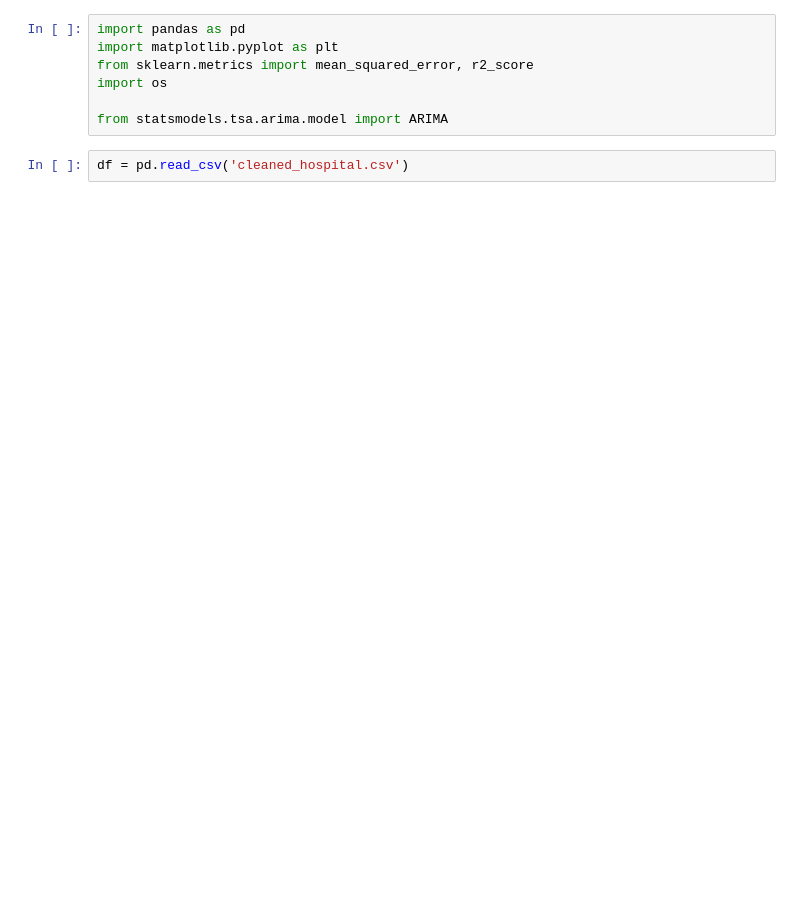
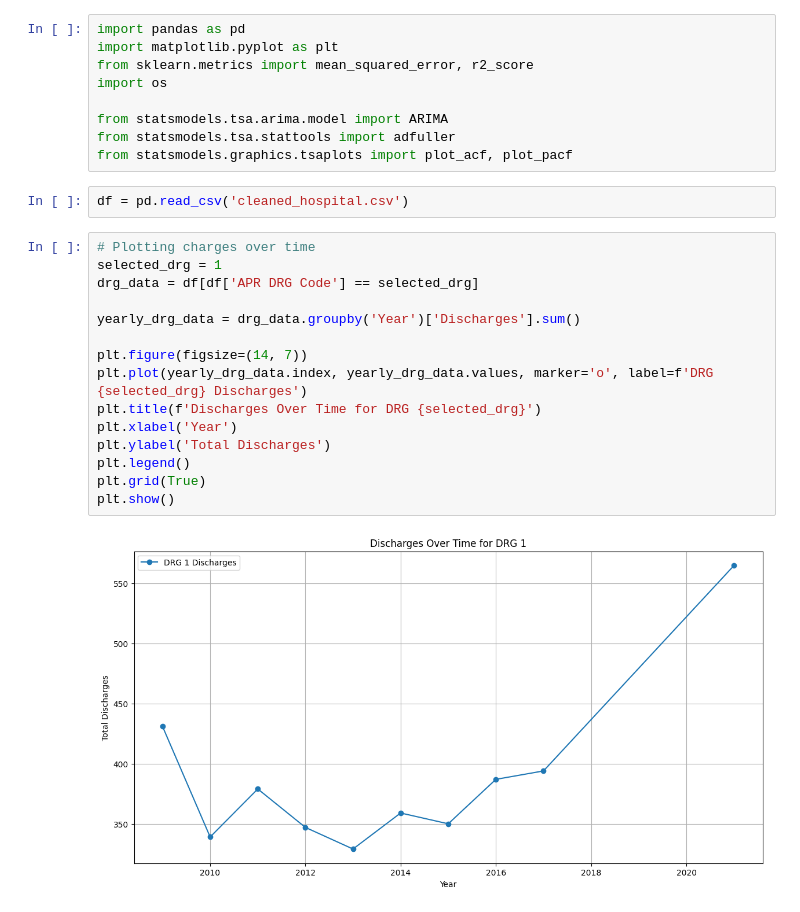
Before and after one commit to Marc0Guo/Datathon2025, a Jupyter notebook: q2attempt.ipynb, the cells around one changed output. Saved outputs shown, nothing was run; the diff lists cells and outputs as text; blank space fills up the shorter version.

```diff
--- a/q2attempt.ipynb
+++ b/q2attempt.ipynb
@@ -5,8 +5,27 @@ from sklearn.metrics import mean_squared_error, r2_score
 import os
 
 from statsmodels.tsa.arima.model import ARIMA
+from statsmodels.tsa.stattools import adfuller
+from statsmodels.graphics.tsaplots import plot_acf, plot_pacf
 # %%
 df = pd.read_csv('cleaned_hospital.csv')
+# %%
+# Plotting charges over time
+selected_drg = 1
+drg_data = df[df['APR DRG Code'] == selected_drg]
+
+yearly_drg_data = drg_data.groupby('Year')['Discharges'].sum()
+
+plt.figure(figsize=(14, 7))
+plt.plot(yearly_drg_data.index, yearly_drg_data.values, marker='o', label=f'DRG {selected_drg} Discharges')
+plt.title(f'Discharges Over Time for DRG {selected_drg}')
+plt.xlabel('Year')
+plt.ylabel('Total Discharges')
+plt.legend()
+plt.grid(True)
+plt.show()
+# %% [output]
+[figure, added]
 # %%
 grouped = df.groupby(['Year', 'APR DRG Code']).agg({
     'Discharges': 'sum'
```
Also changed, not shown: parts of 4 cells of this notebook, 1 other file.
